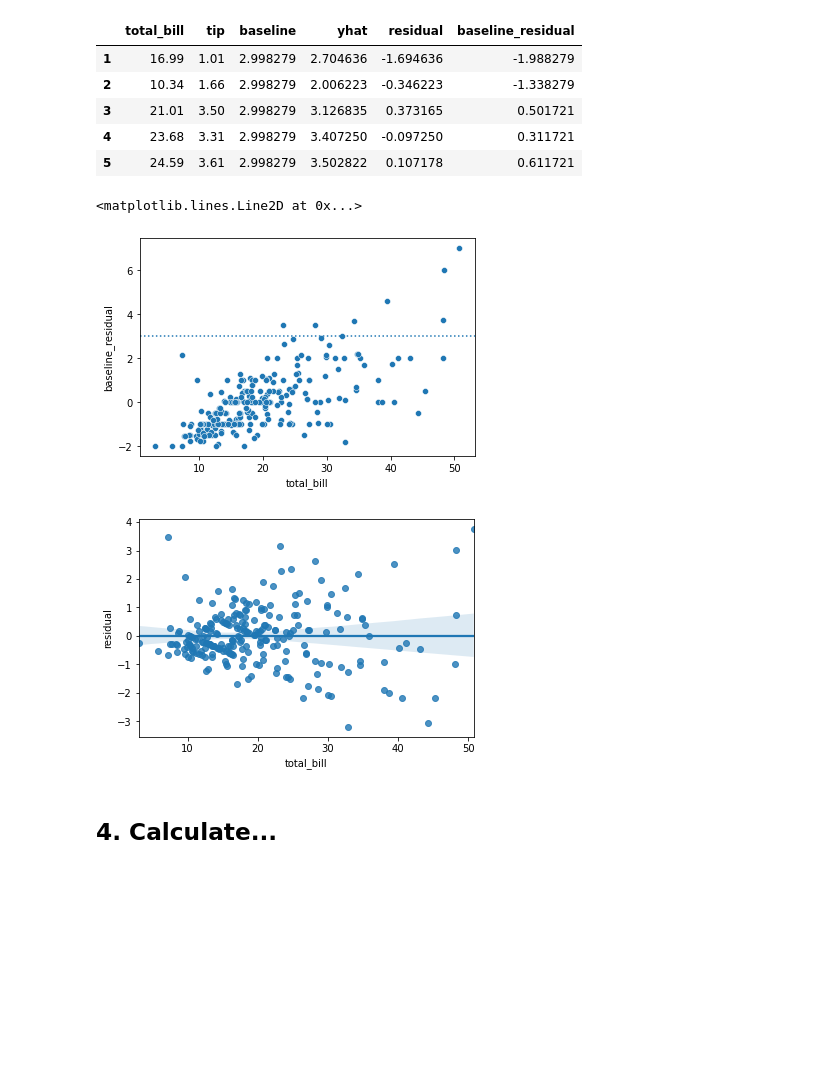
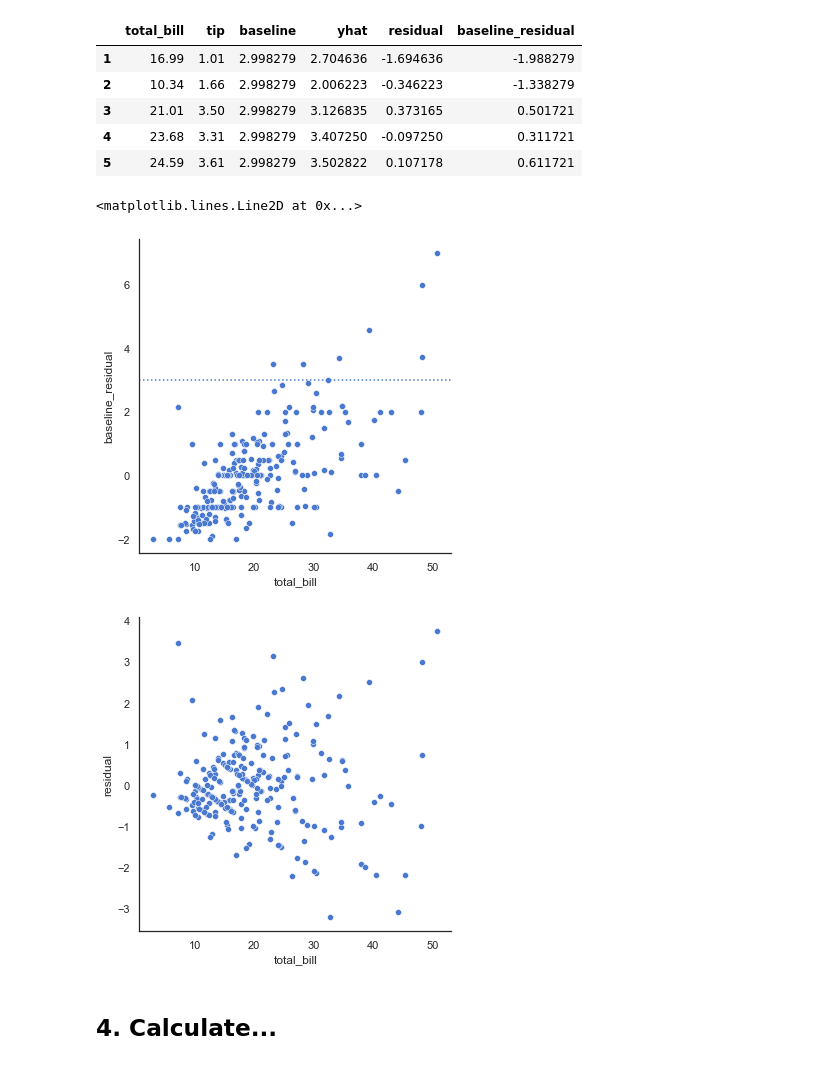
Before and after one commit to justin-m-sullivan/regression-exercises, a Jupyter notebook: evaluate.ipynb, the cells around one changed output. Cells and saved outputs as stored; diff of their text form; code cells hidden in the pictures; blank space fills up the shorter version.

```diff
--- a/evaluate.ipynb
+++ b/evaluate.ipynb
@@ -85,15 +85,15 @@ df.head()
 | 4 | 23.68 | 3.31 | 2.998279 | 3.407250 | -0.097250 | 0.311721 |
 | 5 | 24.59 | 3.61 | 2.998279 | 3.502822 | 0.107178 | 0.611721 |
 # %%
-ax = sns.scatterplot(x="total_bill", y="baseline_residual", data=df)
+ax = sns.relplot(x="total_bill", y="baseline_residual", data=df)
 plt.axhline(df.tip.mean(), ls =':')
 # %% [output]
 <matplotlib.lines.Line2D at 0x...>
-[figure, old version]
+[figure, new version]
 # %%
-ax = sns.regplot(x='total_bill', y='residual', data=df)
+ax = sns.relplot(x='total_bill', y='residual', data=df)
 # %% [output]
-[figure, old version]
+[figure, new version]
 # %% [markdown]
 ## 4. Calculate...
 # %% [markdown]
```
Also changed, not shown: parts of 3 cells of this notebook.
